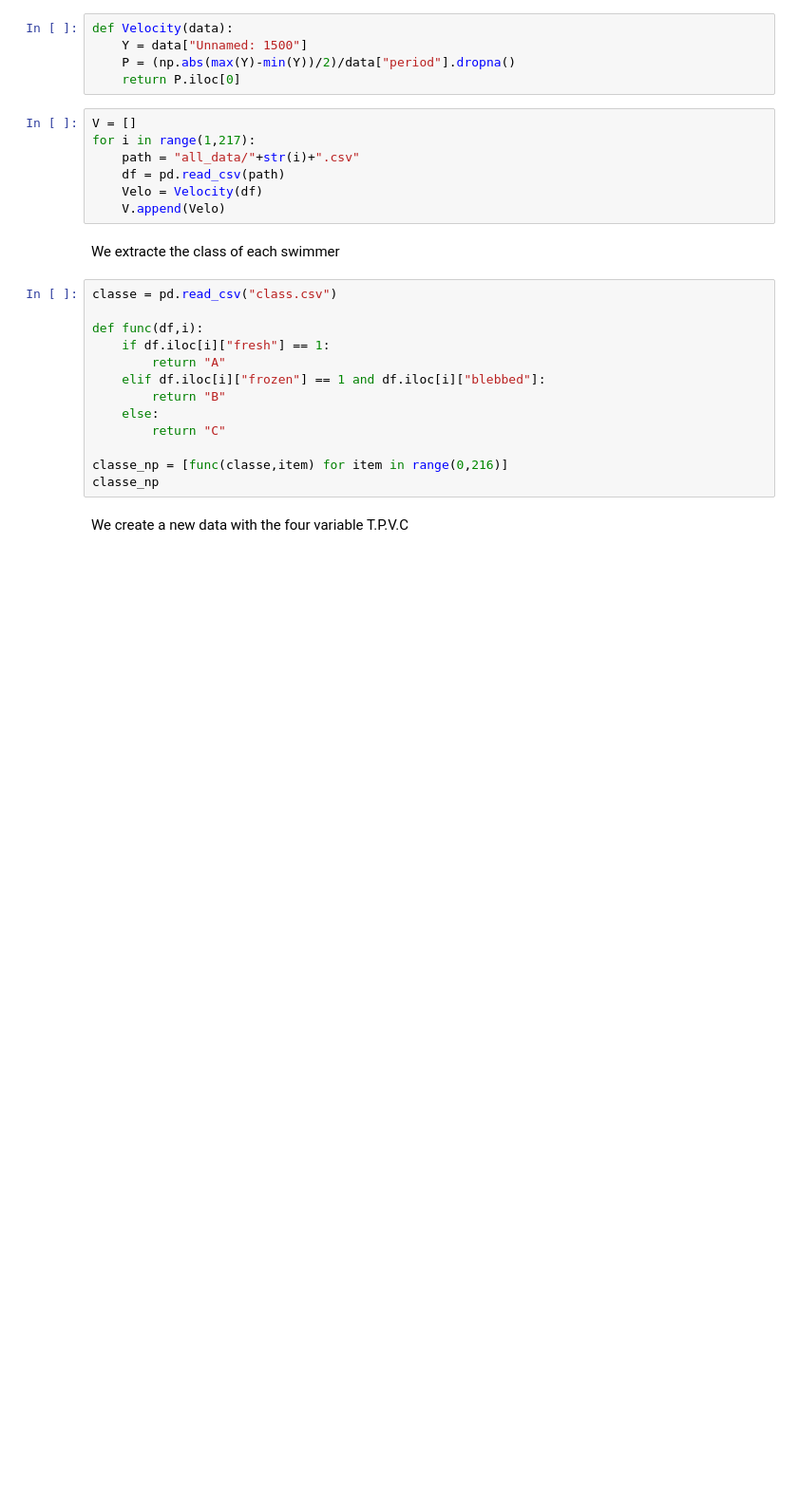
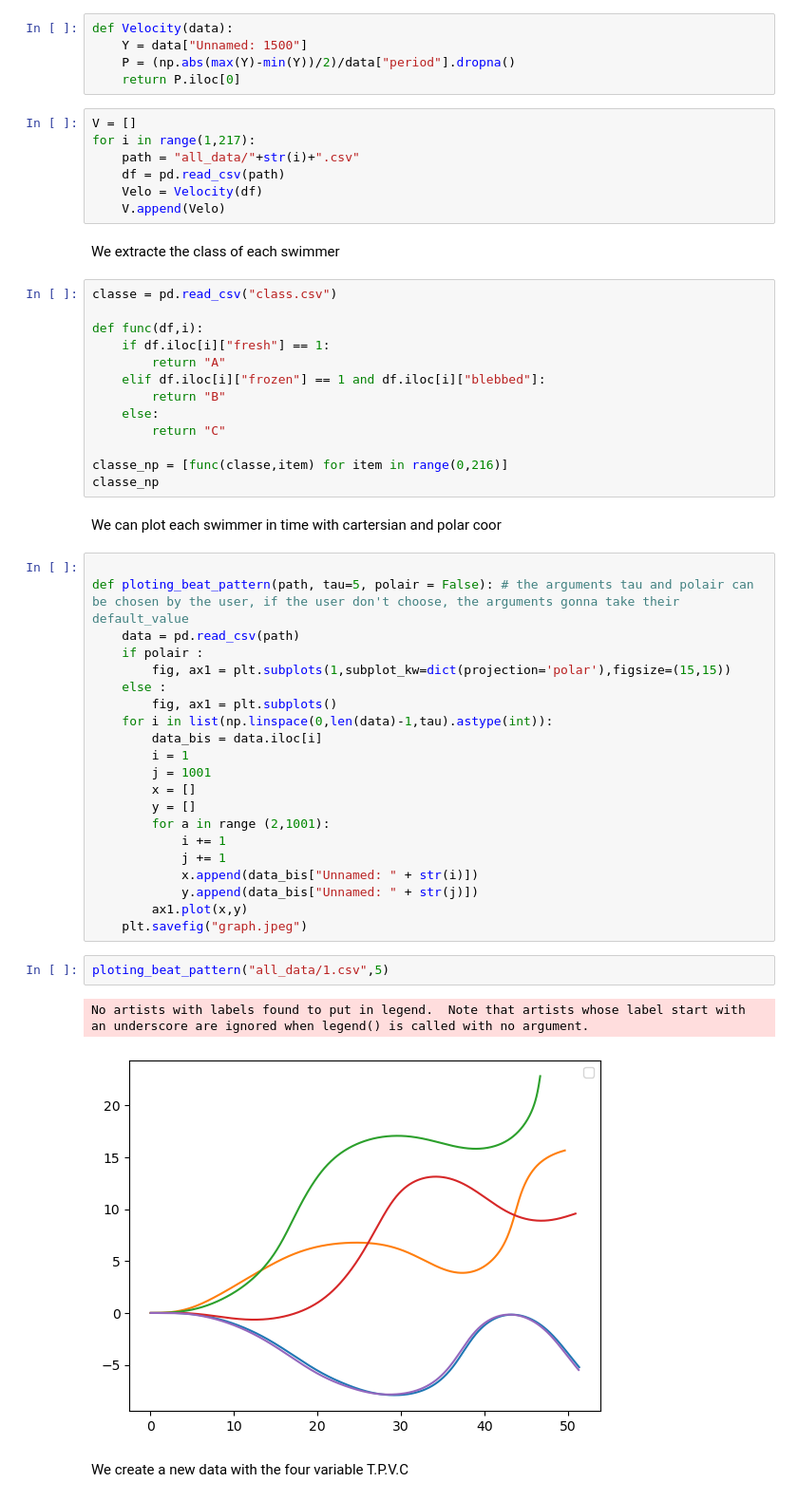
Before and after one commit to chahid001/Project-optimal-spespe-for-the-challenge-2-of-the-HACKATHON-inFer-GW4-network-Fertility-In-Vitro-, a Jupyter notebook: jup.ipynb, the cells around one changed output. Shown: that part at 95% size. Drawn from its saved outputs; the diff is of its cells as text; blank space fills up the shorter version.

```diff
--- a/jup.ipynb
+++ b/jup.ipynb
@@ -42,6 +42,34 @@ def func(df,i):
 
 classe_np = [func(classe,item) for item in range(0,216)]
 classe_np
+# %% [markdown]
+We can plot each swimmer in time with cartersian and polar coor
+# %%
+
+def ploting_beat_pattern(path, tau=5, polair = False): # the arguments tau and polair can be chosen by the user, if the user don't choose, the arguments gonna take their default_value
+    data = pd.read_csv(path)
+    if polair :
+        fig, ax1 = plt.subplots(1,subplot_kw=dict(projection='polar'),figsize=(15,15))
+    else :
+        fig, ax1 = plt.subplots()
+    for i in list(np.linspace(0,len(data)-1,tau).astype(int)):
+        data_bis = data.iloc[i]
+        i = 1
+        j = 1001
+        x = []
+        y = []
+        for a in range (2,1001):
+            i += 1
+            j += 1
+            x.append(data_bis["Unnamed: " + str(i)])
+            y.append(data_bis["Unnamed: " + str(j)])
+        ax1.plot(x,y)
+    plt.savefig("graph.jpeg")
+# %%
+ploting_beat_pattern("all_data/1.csv",5)
+# %% [output]
+No artists with labels found to put in legend.  Note that artists whose label start with an underscore are ignored when legend() is called with no argument.
+[figure, added]
 # %% [markdown]
 We create a new data with the four variable T.P.V.C
 # %%
```
Also changed, not shown: parts of 8 cells of this notebook.
